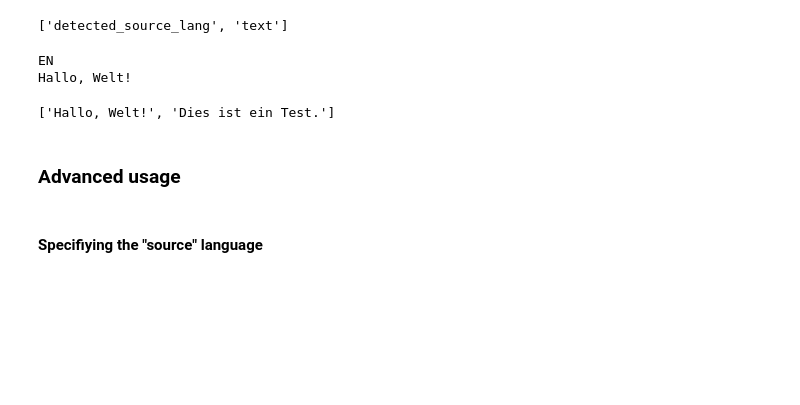
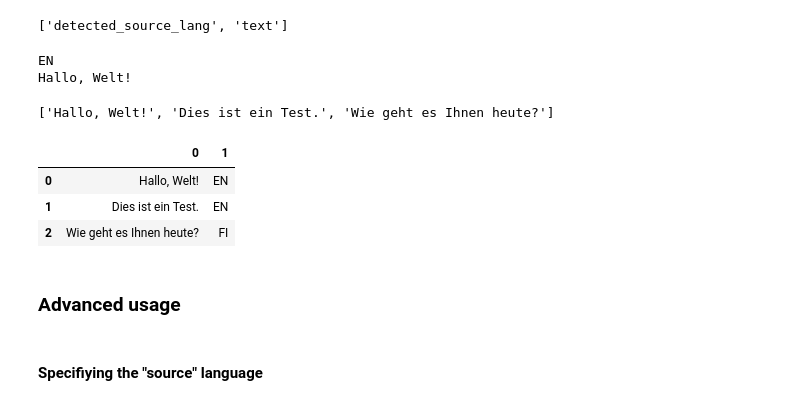
Before and after one commit to fabiennelind/Going-Cross-Lingual_Course, a Jupyter notebook: code/translation_basics.ipynb, the cells around one changed output. Drawn from its saved outputs; the diff is of its cells as text; code cells hidden in the pictures; blank space fills up the shorter version.

```diff
--- a/code/translation_basics.ipynb
+++ b/code/translation_basics.ipynb
@@ -371,7 +371,7 @@ translator = deepl.Translator(api_key)
 ### Simple example
 # %%
 # translate examples texts
-texts = ['Hello, world!', 'This is a test.']
+texts = ['Hello, world!', 'This is a test.', 'Miten voit tänään?']
 result = translator.translate_text(texts, target_lang='de')
 # %%
 # inspect the `result` object
@@ -395,9 +395,16 @@ EN
 Hallo, Welt!
 # %%
 # just get text of each result
-[r.text for r in result]
+[r.text for r in result] # <== using "list comprehension"
 # %% [output]
-['Hallo, Welt!', 'Dies ist ein Test.']
+['Hallo, Welt!', 'Dies ist ein Test.', 'Wie geht es Ihnen heute?']
+# %%
+pd.DataFrame([(r.text, r.detected_source_lang) for r in result])
+# %% [output]
+|  | 0 | 1 |
+| 0 | Hallo, Welt! | EN |
+| 1 | Dies ist ein Test. | EN |
+| 2 | Wie geht es Ihnen heute? | FI |
 # %% [markdown]
 ### Advanced usage
 # %% [markdown]
```
Also changed, not shown: parts of 6 cells of this notebook, 1 other file.
